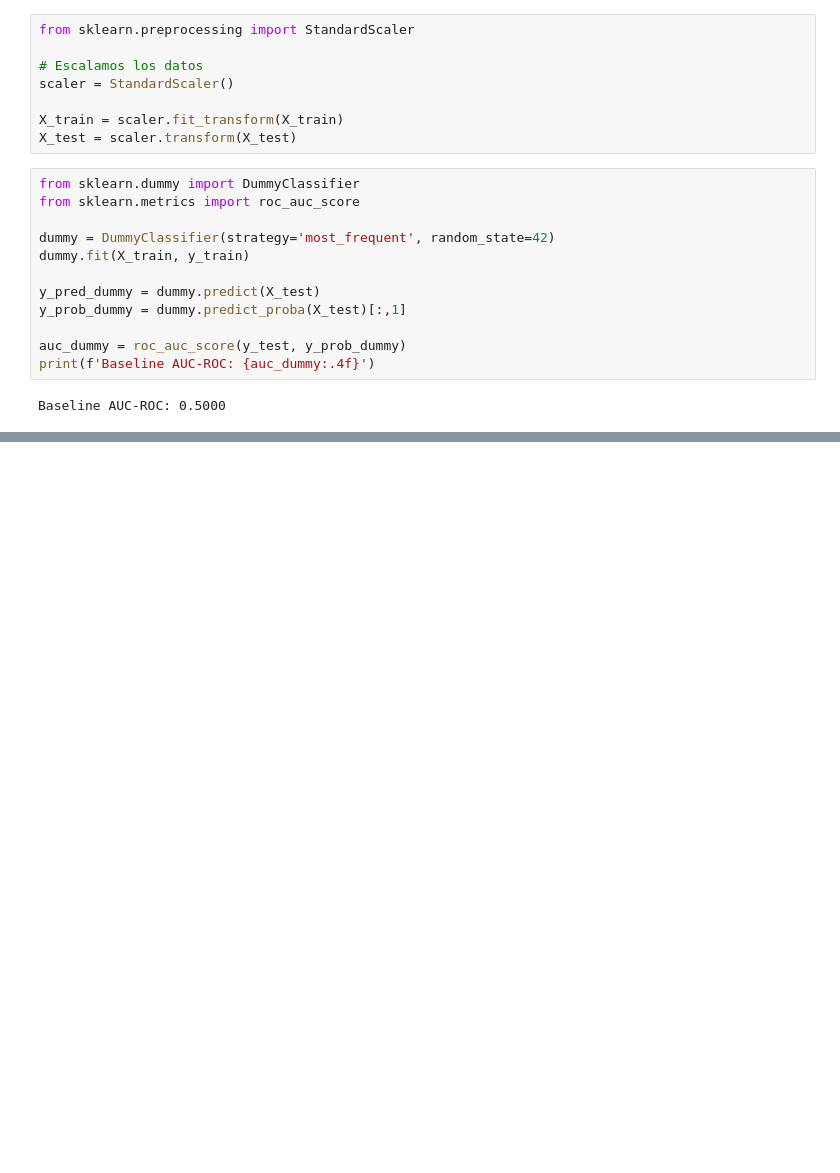
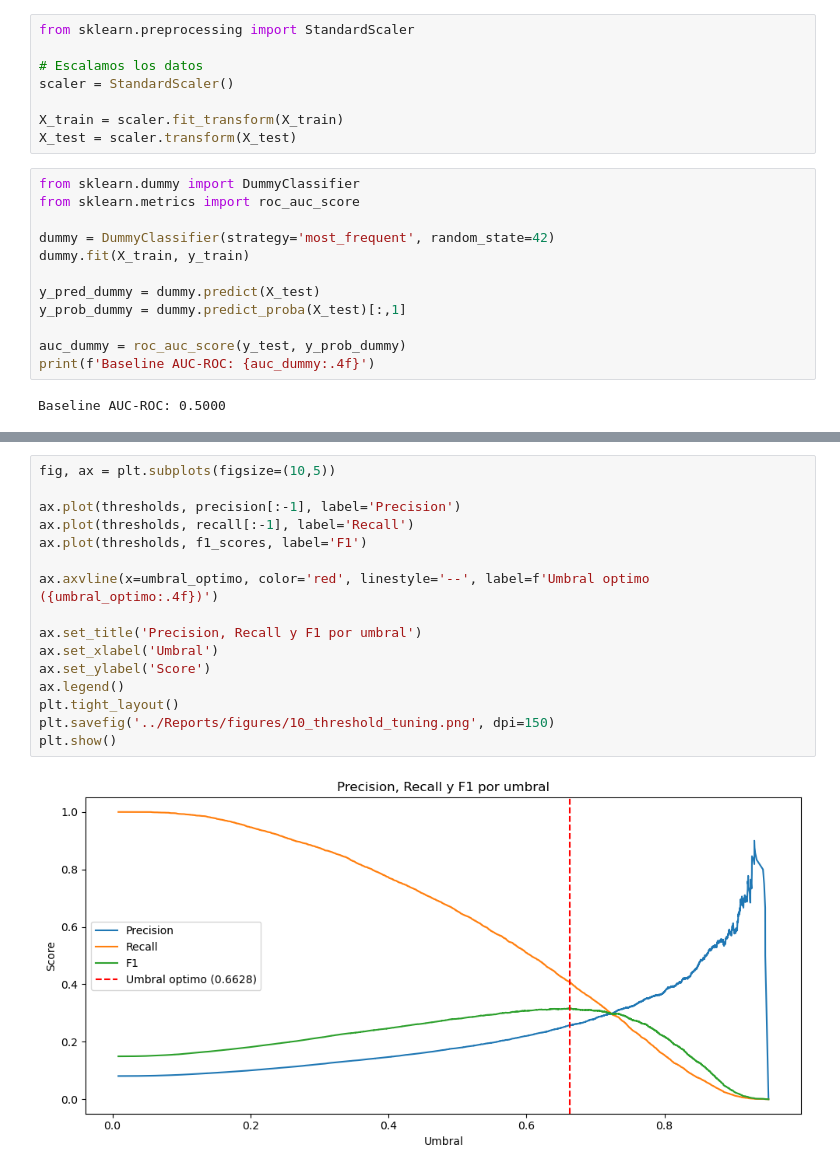
Before and after one commit to CarlosECI/credit_default_risk, a Jupyter notebook: Notebooks/03_modeling.ipynb, the cells around one changed output, grey strips where cells are left out. Saved outputs shown, nothing was run; the diff lists cells and outputs as text; blank space fills up the shorter version.

```diff
--- a/Notebooks/03_modeling.ipynb
+++ b/Notebooks/03_modeling.ipynb
@@ -109,0 +285,18 @@ Baseline AUC-ROC: 0.5000
+# %%
+fig, ax = plt.subplots(figsize=(10,5))
+
+ax.plot(thresholds, precision[:-1], label='Precision')
+ax.plot(thresholds, recall[:-1], label='Recall')
+ax.plot(thresholds, f1_scores, label='F1')
+
+ax.axvline(x=umbral_optimo, color='red', linestyle='--', label=f'Umbral optimo ({umbral_optimo:.4f})')
+
+ax.set_title('Precision, Recall y F1 por umbral')
+ax.set_xlabel('Umbral')
+ax.set_ylabel('Score')
+ax.legend()
+plt.tight_layout()
+plt.savefig('../Reports/figures/10_threshold_tuning.png', dpi=150)
+plt.show()
+# %% [output]
+[figure, added]
```
Also changed, not shown: parts of 15 cells of this notebook, 2 other files.
